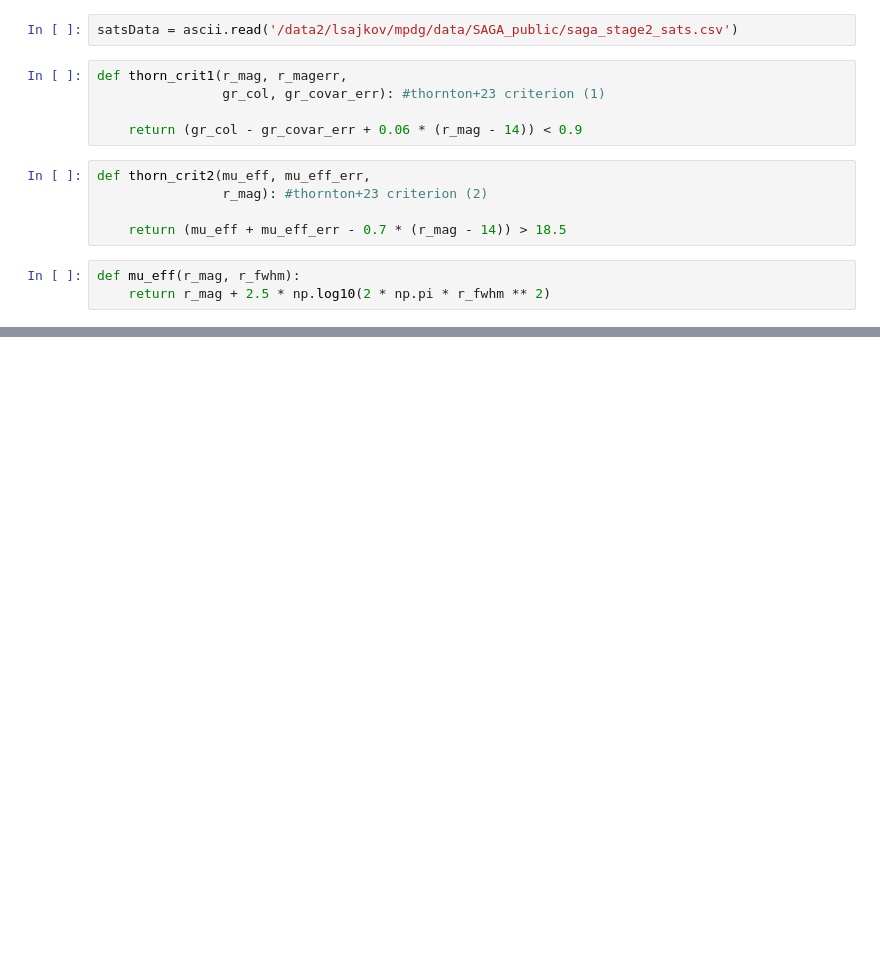
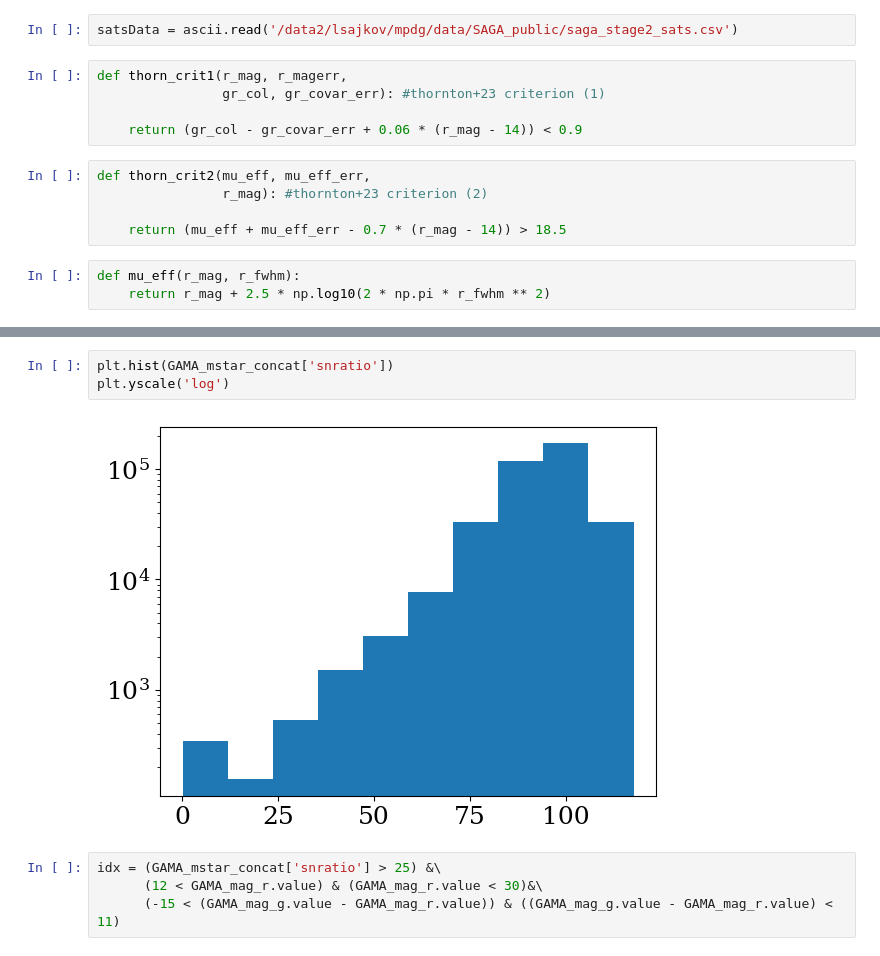
Before and after one commit to lsajkov/strw_mpdg, a Jupyter notebook: spec_cal_sample.ipynb, the cells around one changed output, grey strips where cells are left out. Drawn from its saved outputs; the diff is of its cells as text; blank space fills up the shorter version.

```diff
--- a/spec_cal_sample.ipynb
+++ b/spec_cal_sample.ipynb
@@ -25,0 +61,9 @@ def mu_eff(r_mag, r_fwhm):
+# %%
+plt.hist(GAMA_mstar_concat['snratio'])
+plt.yscale('log')
+# %% [output]
+[figure, added]
+# %%
+idx = (GAMA_mstar_concat['snratio'] > 25) &\
+      (12 < GAMA_mag_r.value) & (GAMA_mag_r.value < 30)&\
+      (-15 < (GAMA_mag_g.value - GAMA_mag_r.value)) & ((GAMA_mag_g.value - GAMA_mag_r.value) < 11)
```
Also changed, not shown: parts of 13 cells of this notebook.
